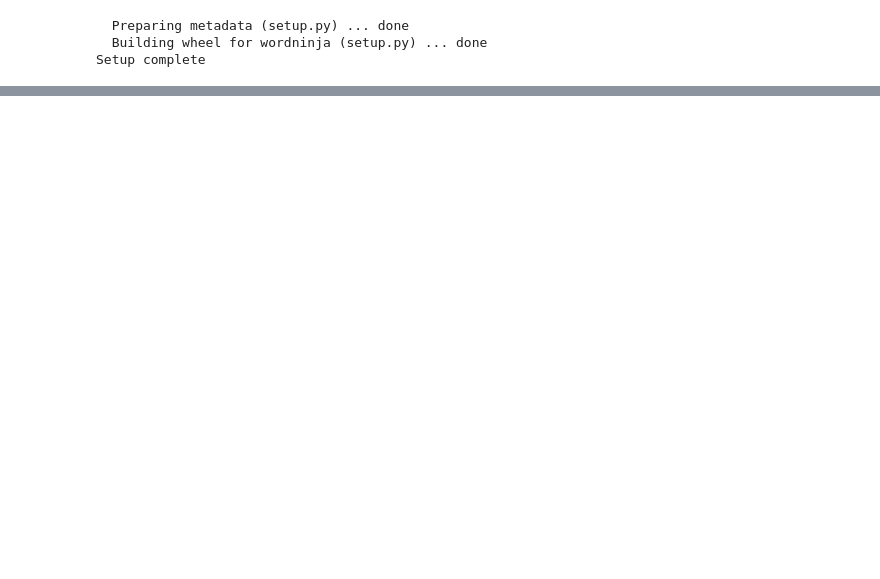
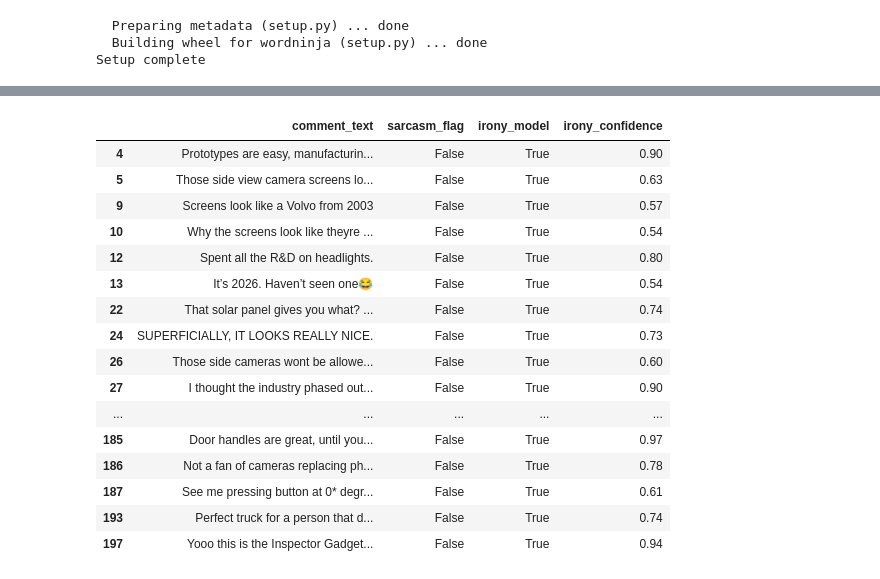
Before and after one commit to divyaa217singh/my-doc, a Jupyter notebook: SMA.ipynb, the cells around one changed output, grey strips where cells are left out. Saved outputs shown, nothing was run; the diff lists cells and outputs as text; code cells hidden in the pictures; blank space fills up the shorter version.

```diff
--- a/SMA.ipynb
+++ b/SMA.ipynb
@@ -907,0 +869,26 @@ False        135     65
+# %%
+# Filter the sample where either the rule-based flag or the AI irony model detected sarcasm/irony
+sample_evaluated = df.loc[sample.index]
+sarcastic_comparison = sample_evaluated[
+    (sample_evaluated['sarcasm_flag'] == True) | (sample_evaluated['irony_model'] == True)
+]
+
+display(sarcastic_comparison[[TEXT_COL, 'sarcasm_flag', 'irony_model', 'irony_confidence']])
+# %% [output]
+|  | comment_text | sarcasm_flag | irony_model | irony_confidence |
+| 4 | Prototypes are easy, manufacturin... | False | True | 0.90 |
+| 5 | Those side view camera screens lo... | False | True | 0.63 |
+| 9 | Screens look like a Volvo from 2003 | False | True | 0.57 |
+| 10 | Why the screens look like theyre ... | False | True | 0.54 |
+| 12 | Spent all the R&D on headlights. | False | True | 0.80 |
+| 13 | It’s 2026. Haven’t seen one😂 | False | True | 0.54 |
+| 22 | That solar panel gives you what? ... | False | True | 0.74 |
+| 24 | SUPERFICIALLY, IT LOOKS REALLY NICE. | False | True | 0.73 |
+| 26 | Those side cameras wont be allowe... | False | True | 0.60 |
+| 27 | I thought the industry phased out... | False | True | 0.90 |
+| ... | ... | ... | ... | ... |
+| 185 | Door handles are great, until you... | False | True | 0.97 |
+| 186 | Not a fan of cameras replacing ph... | False | True | 0.78 |
+| 187 | See me pressing button at 0* degr... | False | True | 0.61 |
+| 193 | Perfect truck for a person that d... | False | True | 0.74 |
+| 197 | Yooo this is the Inspector Gadget... | False | True | 0.94 |
```
Also changed, not shown: parts of 30 cells of this notebook.
